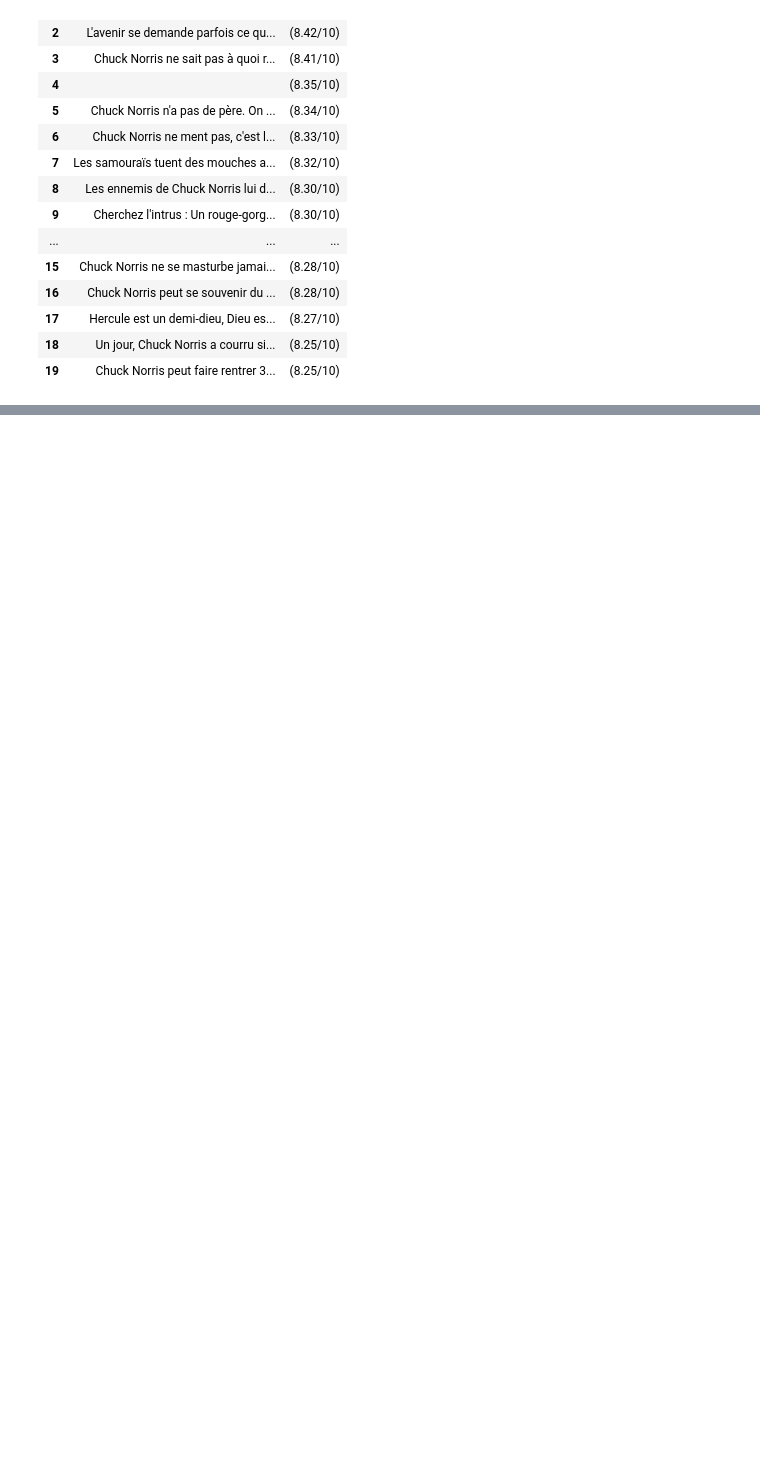
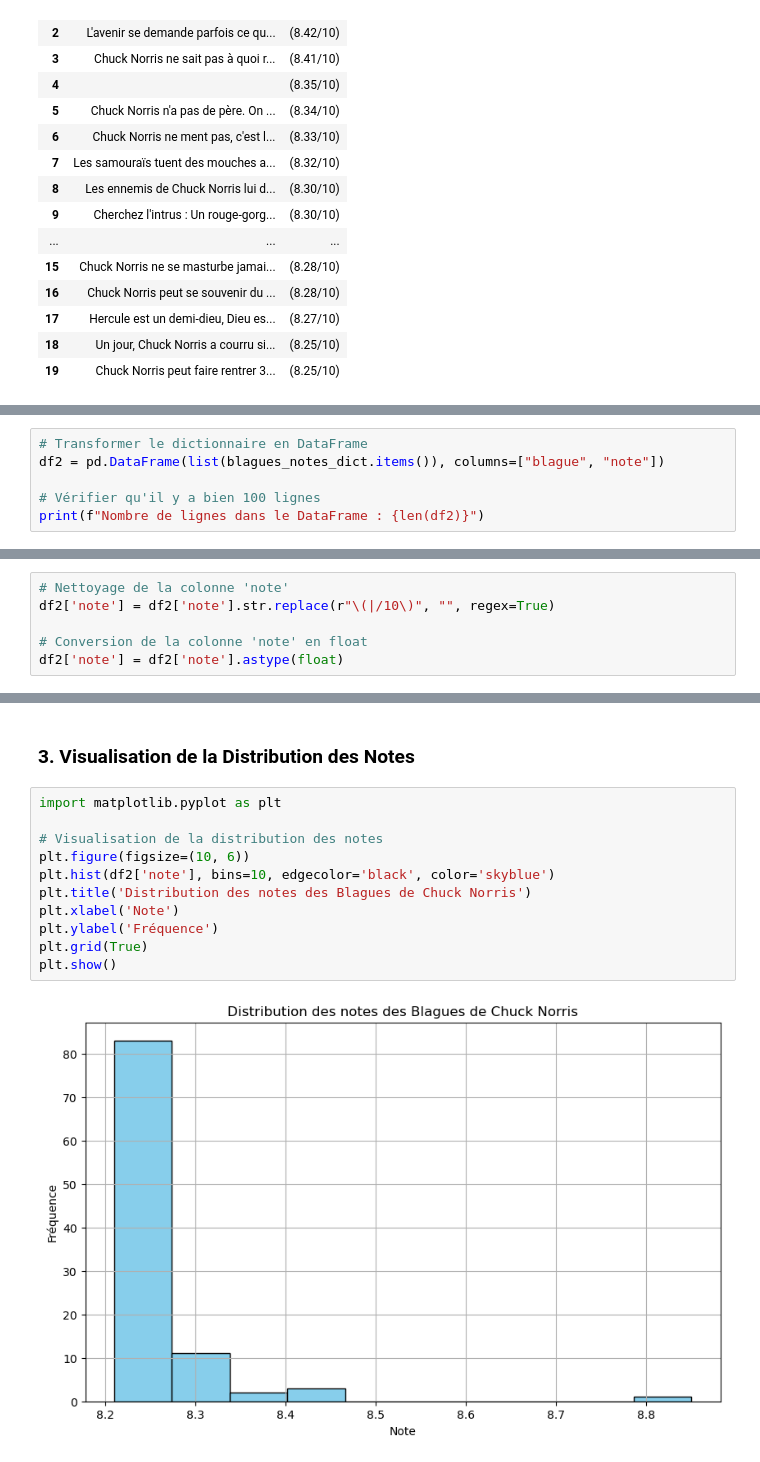
Before and after one commit to jpvt-data/Portfolio, a Jupyter notebook: donnees/mise_en_pratique/web_scraping/web_scraping_chuck_norris.ipynb, the cells around one changed output, grey strips where cells are left out. Cells and saved outputs as stored; diff of their text form; blank space fills up the shorter version.

```diff
--- a/donnees/mise_en_pratique/web_scraping/web_scraping_chuck_norris.ipynb
+++ b/donnees/mise_en_pratique/web_scraping/web_scraping_chuck_norris.ipynb
@@ -213,0 +307,6 @@ df
+# %%
+# Transformer le dictionnaire en DataFrame
+df2 = pd.DataFrame(list(blagues_notes_dict.items()), columns=["blague", "note"])
+
+# Vérifier qu'il y a bien 100 lignes
+print(f"Nombre de lignes dans le DataFrame : {len(df2)}")
@@ -213,0 +329,6 @@ df
+# %%
+# Nettoyage de la colonne 'note'
+df2['note'] = df2['note'].str.replace(r"\(|/10\)", "", regex=True)
+
+# Conversion de la colonne 'note' en float
+df2['note'] = df2['note'].astype(float)
@@ -213,0 +349,15 @@ df
+# %% [markdown]
+### 3. Visualisation de la Distribution des Notes
+# %%
+import matplotlib.pyplot as plt
+
+# Visualisation de la distribution des notes
+plt.figure(figsize=(10, 6))
+plt.hist(df2['note'], bins=10, edgecolor='black', color='skyblue')
+plt.title('Distribution des notes des Blagues de Chuck Norris')
+plt.xlabel('Note')
+plt.ylabel('Fréquence')
+plt.grid(True)
+plt.show()
+# %% [output]
+[figure, added]
```
Also changed, not shown: parts of 20 cells of this notebook.
